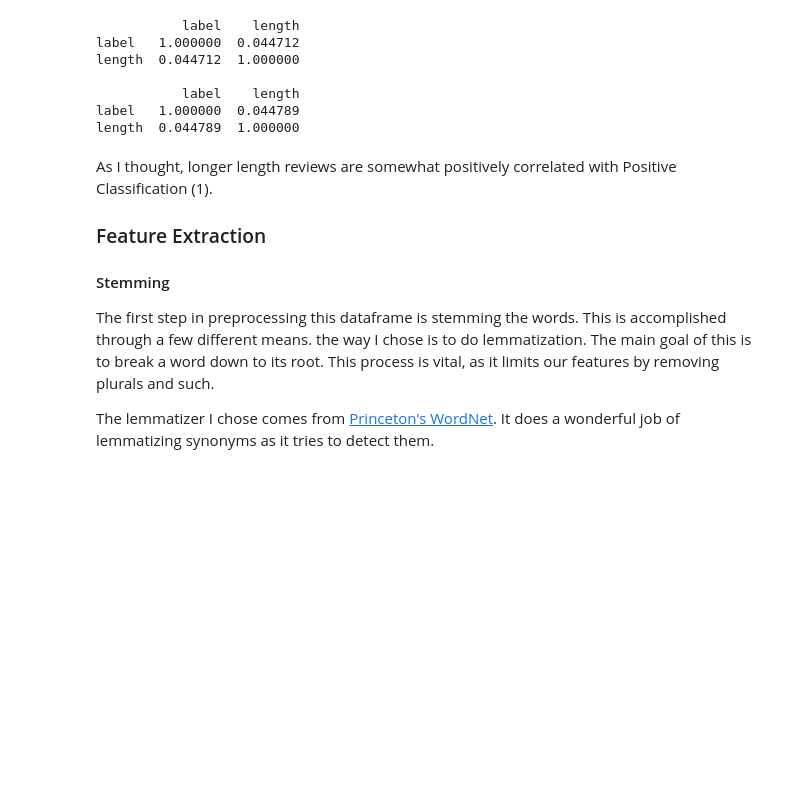
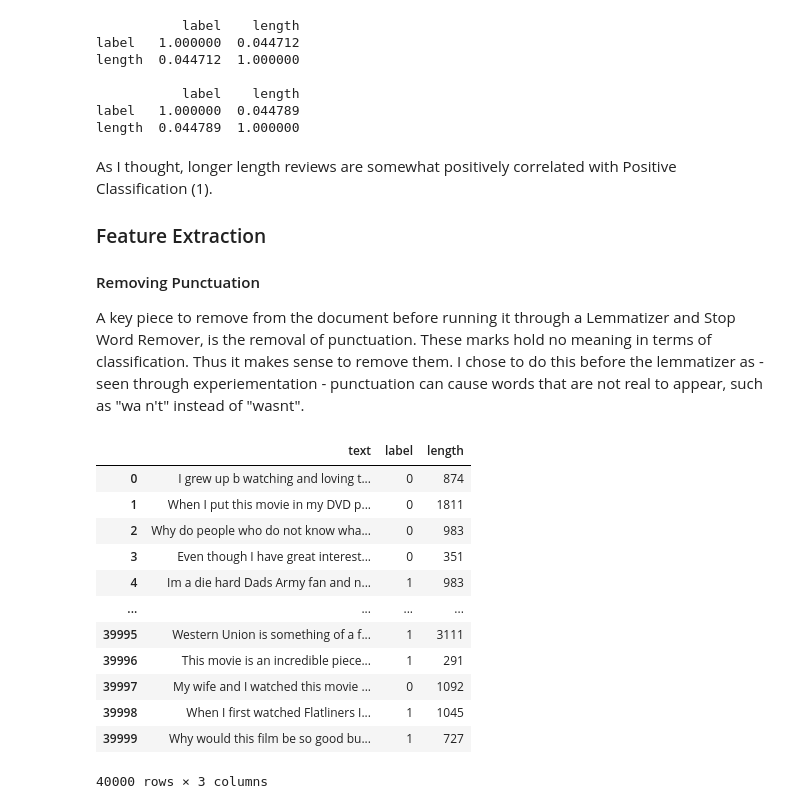
Before and after one commit to ikollipara/Data-Science, a Jupyter notebook: Movie Reviews/mr2.ipynb, the cells around one changed output. Cells and saved outputs as stored; diff of their text form; code cells hidden in the pictures; blank space fills up the shorter version.

```diff
--- a/Movie Reviews/mr2.ipynb
+++ b/Movie Reviews/mr2.ipynb
@@ -114,8 +126,25 @@ length  0.044789  1.000000
 As I thought, longer length reviews are somewhat positively correlated with Positive Classification (1).
 
 ### Feature Extraction
-#### Stemming
+#### Removing Punctuation
 
-The first step in preprocessing this dataframe is stemming the words. This is accomplished through a few different means. the way I chose is to do lemmatization. The main goal of this is to break a word down to its root. This process is vital, as it limits our features by removing plurals and such.
-
-The lemmatizer I chose comes from [Princeton's WordNet](https://wordnet.princeton.edu/). It does a wonderful job of lemmatizing synonyms as it tries to detect them.
+A key piece to remove from the document before running it through a Lemmatizer and Stop Word Remover, is the removal of punctuation. These marks hold no meaning in terms of classification. Thus it makes sense to remove them. I chose to do this before the lemmatizer as - seen through experiementation - punctuation can cause words that are not real to appear, such as "wa n't" instead of "wasnt".
+# %%
+# sourced from https://www.geeksforgeeks.org/python-remove-punctuation-from-string/
+
+df['text'] = df['text'].apply(lambda text: re.sub(r'[^\w\s]|\d', ' ', text))
+df
+# %% [output]
+|  | text | label | length |
+| 0 | I grew up b watching and loving t... | 0 | 874 |
+| 1 | When I put this movie in my DVD p... | 0 | 1811 |
+| 2 | Why do people who do not know wha... | 0 | 983 |
+| 3 | Even though I have great interest... | 0 | 351 |
+| 4 | Im a die hard Dads Army fan and n... | 1 | 983 |
+| ... | ... | ... | ... |
+| 39995 | Western Union is something of a f... | 1 | 3111 |
+| 39996 | This movie is an incredible piece... | 1 | 291 |
+| 39997 | My wife and I watched this movie ... | 0 | 1092 |
+| 39998 | When I first watched Flatliners I... | 1 | 1045 |
+| 39999 | Why would this film be so good bu... | 1 | 727 |
+40000 rows × 3 columns
```
Also changed, not shown: parts of 19 cells of this notebook, 3 other files.
